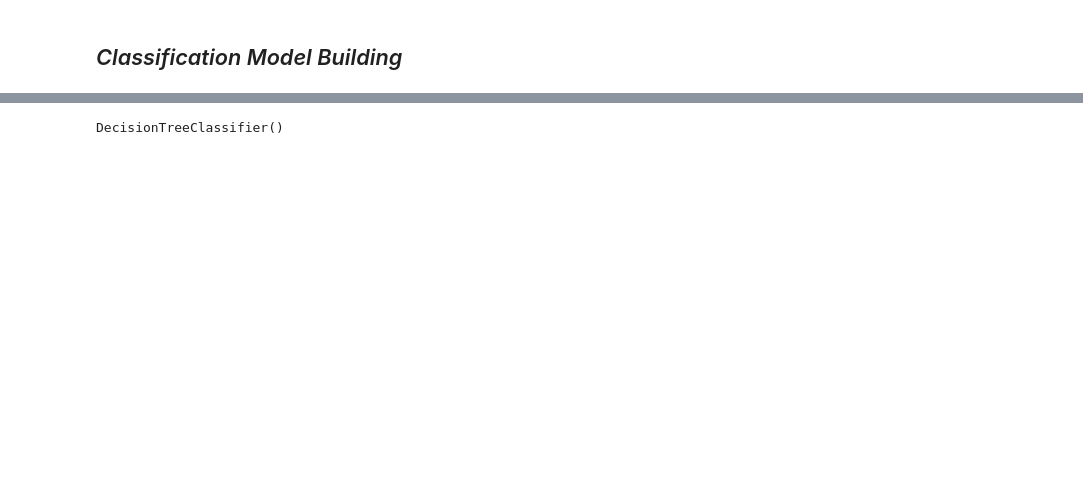
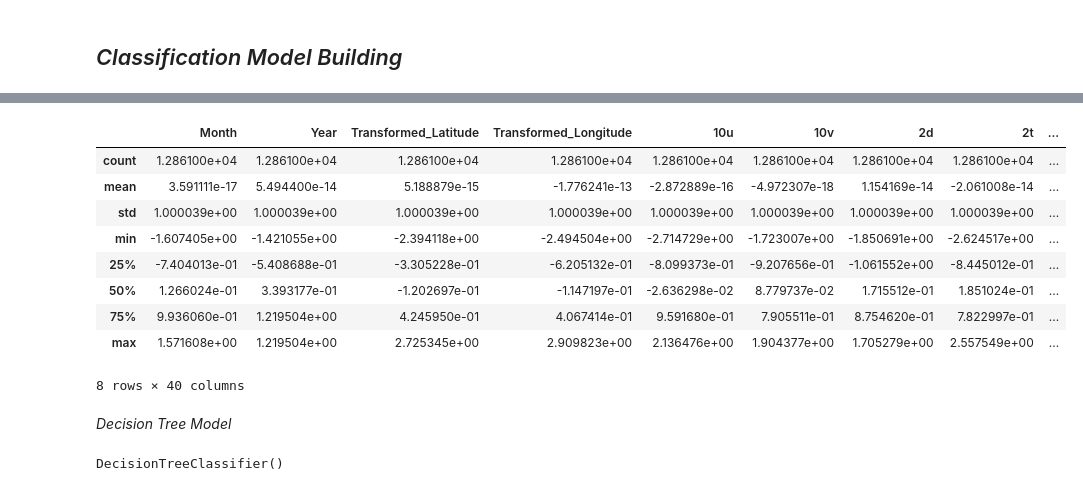
Before and after one commit to datamind-lab/Waterborne-Disease-Prediction, a Jupyter notebook: Model_Building.ipynb, the cells around one changed output, grey strips where cells are left out. Cells and saved outputs as stored; diff of their text form; code cells hidden in the pictures; blank space fills up the shorter version.

Commit message:
Model Building File Pushed

```diff
--- a/Model_Building.ipynb
+++ b/Model_Building.ipynb
@@ -183,3 +246,26 @@ x_train,x_val,y_train,y_val=train_test_split(x,y,random_state=1)
+# %%
+# Create a StandardScaler instance
+scaler = StandardScaler()
+
+# Fit the scaler on training data and transform both training and testing data
+x_train_scaled = pd.DataFrame(scaler.fit_transform(x_train),columns=x_train.columns)
+x_val_scaled = pd.DataFrame(scaler.transform(x_val),columns=x_val.columns)
+x_test_scaled = pd.DataFrame(scaler.transform(x_test),columns=x_test.columns)
+# %%
+x_train_scaled.describe()
+# %% [output]
+|  | Month | Year | Transformed_Latitude | Transformed_Longitude | 10u | 10v | 2d | 2t | ... |
+| count | 1.286100e+04 | 1.286100e+04 | 1.286100e+04 | 1.286100e+04 | 1.286100e+04 | 1.286100e+04 | 1.286100e+04 | 1.286100e+04 | ... |
+| mean | 3.591111e-17 | 5.494400e-14 | 5.188879e-15 | -1.776241e-13 | -2.872889e-16 | -4.972307e-18 | 1.154169e-14 | -2.061008e-14 | ... |
+| std | 1.000039e+00 | 1.000039e+00 | 1.000039e+00 | 1.000039e+00 | 1.000039e+00 | 1.000039e+00 | 1.000039e+00 | 1.000039e+00 | ... |
+| min | -1.607405e+00 | -1.421055e+00 | -2.394118e+00 | -2.494504e+00 | -2.714729e+00 | -1.723007e+00 | -1.850691e+00 | -2.624517e+00 | ... |
+| 25% | -7.404013e-01 | -5.408688e-01 | -3.305228e-01 | -6.205132e-01 | -8.099373e-01 | -9.207656e-01 | -1.061552e+00 | -8.445012e-01 | ... |
+| 50% | 1.266024e-01 | 3.393177e-01 | -1.202697e-01 | -1.147197e-01 | -2.636298e-02 | 8.779737e-02 | 1.715512e-01 | 1.851024e-01 | ... |
+| 75% | 9.936060e-01 | 1.219504e+00 | 4.245950e-01 | 4.067414e-01 | 9.591680e-01 | 7.905511e-01 | 8.754620e-01 | 7.822997e-01 | ... |
+| max | 1.571608e+00 | 1.219504e+00 | 2.725345e+00 | 2.909823e+00 | 2.136476e+00 | 1.904377e+00 | 1.705279e+00 | 2.557549e+00 | ... |
+8 rows × 40 columns
+# %% [markdown]
+*Decision Tree Model*
 # %%
 dtree_model=DecisionTreeClassifier()
 dtree_model.fit(x_train,y_train)
```
Also changed, not shown: parts of 18 cells of this notebook.
